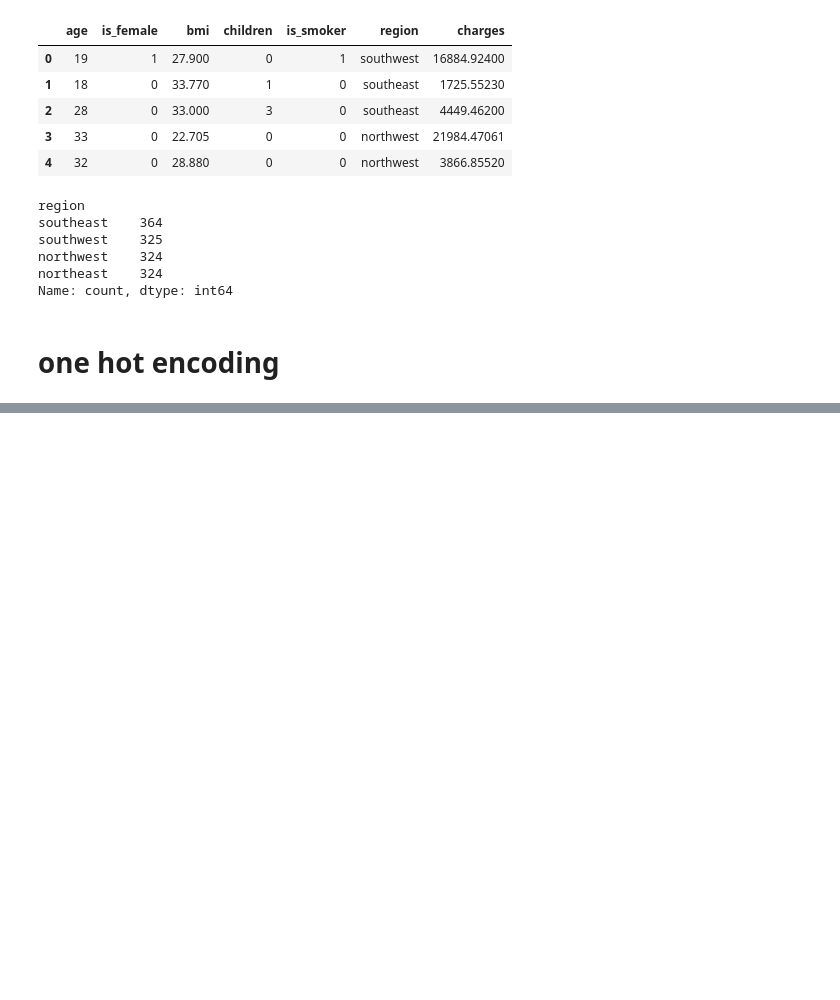
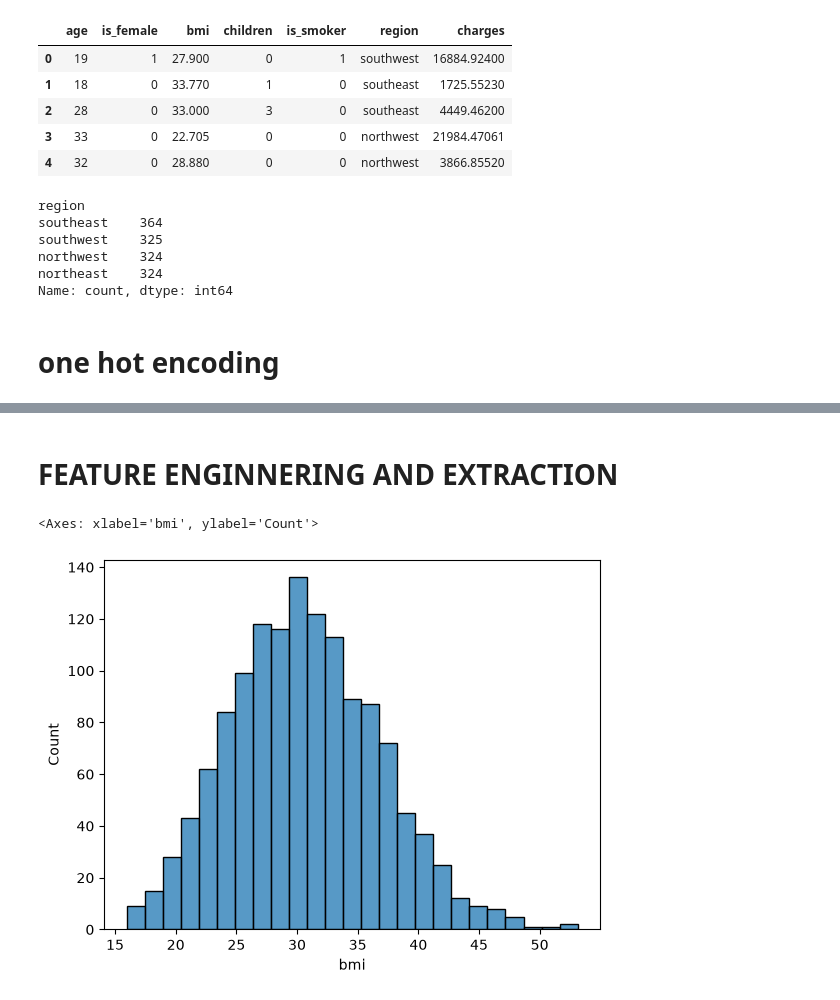
Before and after one commit to abdullahshamshad03/Insurance-Feature-Engineering, a Jupyter notebook: insurance.ipynb, the cells around one changed output, grey strips where cells are left out. Saved outputs shown, nothing was run; the diff lists cells and outputs as text; code cells hidden in the pictures; blank space fills up the shorter version.

```diff
--- a/insurance.ipynb
+++ b/insurance.ipynb
@@ -244,0 +268,7 @@ TypeError: NDFrame.astype() missing 1 required positional argument: 'dtype'
+# %% [markdown]
+# FEATURE ENGINNERING AND EXTRACTION
+# %%
+sns.histplot(df['bmi'])
+# %% [output]
+<Axes: xlabel='bmi', ylabel='Count'>
+[figure, added]
```
Also changed, not shown: parts of 33 cells of this notebook.
